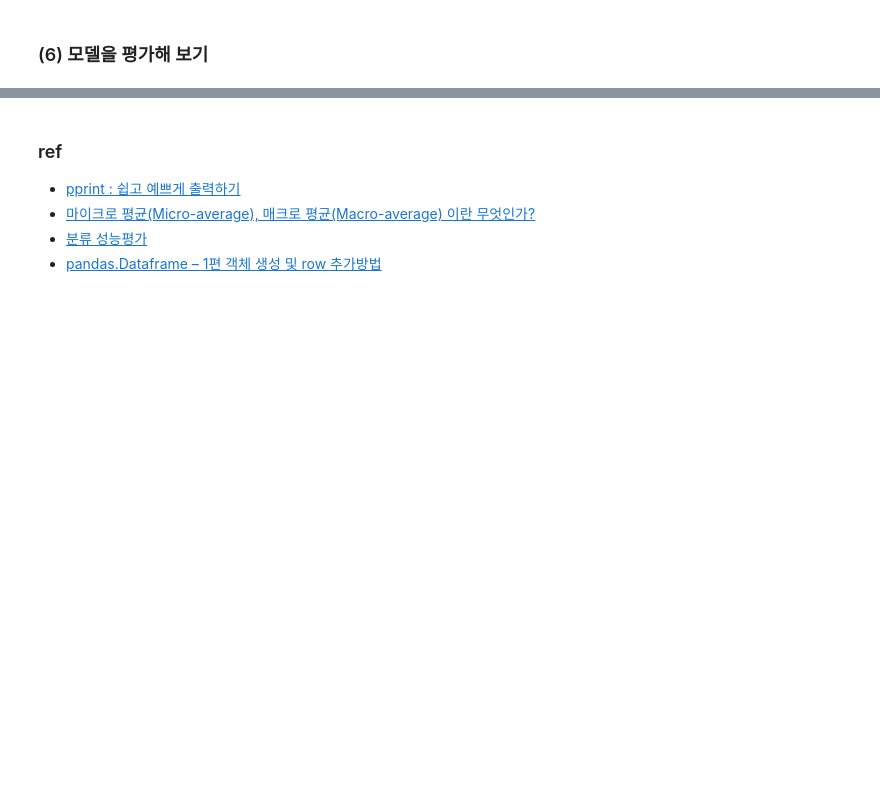
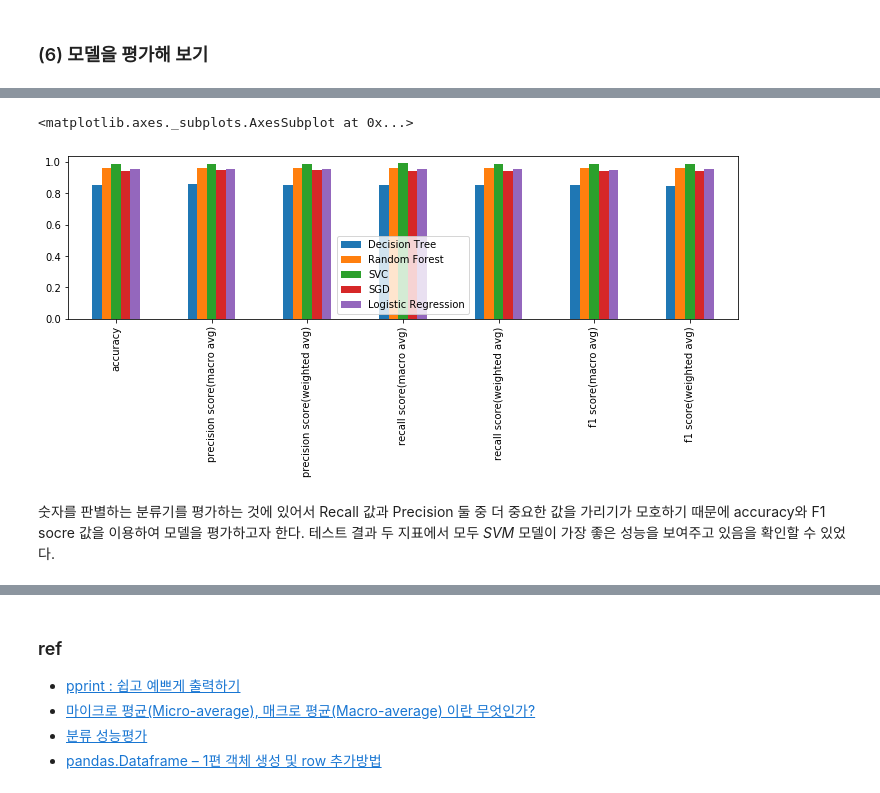
Before and after one commit to suheeeee/aiffel-project-report, a Jupyter notebook: [E-02]Classification.ipynb, the cells around one changed output, grey strips where cells are left out. Saved outputs shown, nothing was run; the diff lists cells and outputs as text; code cells hidden in the pictures; blank space fills up the shorter version.

```diff
--- a/[E-02]Classification.ipynb
+++ b/[E-02]Classification.ipynb
@@ -190,0 +195,7 @@ get_models_evaluation(models, digits_X_test, digits_y_test)
+# %%
+evaludation_dp.plot(kind="bar", figsize=(12,3))
+# %% [output]
+<matplotlib.axes._subplots.AxesSubplot at 0x...>
+[figure, added]
+# %% [markdown]
+숫자를 판별하는 분류기를 평가하는 것에 있어서 Recall 값과 Precision 둘 중 더 중요한 값을 가리기가 모호하기 때문에 accuracy와 F1 socre 값을 이용하여 모델을 평가하고자 한다. 테스트 결과 두 지표에서 모두 *SVM* 모델이 가장 좋은 성능을 보여주고 있음을 확인할 수 있었다.
```
Also changed, not shown: parts of 53 cells of this notebook.
